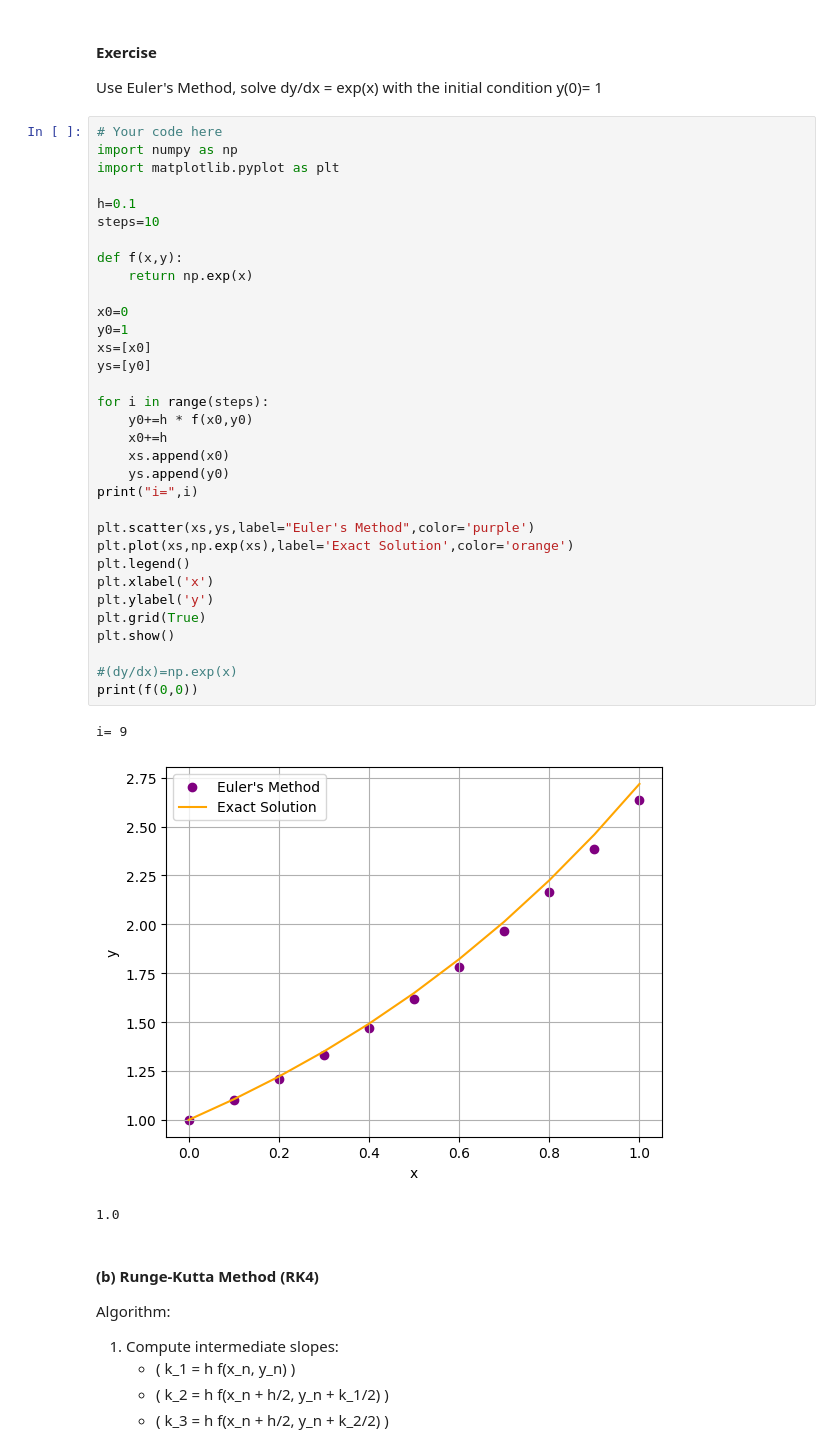
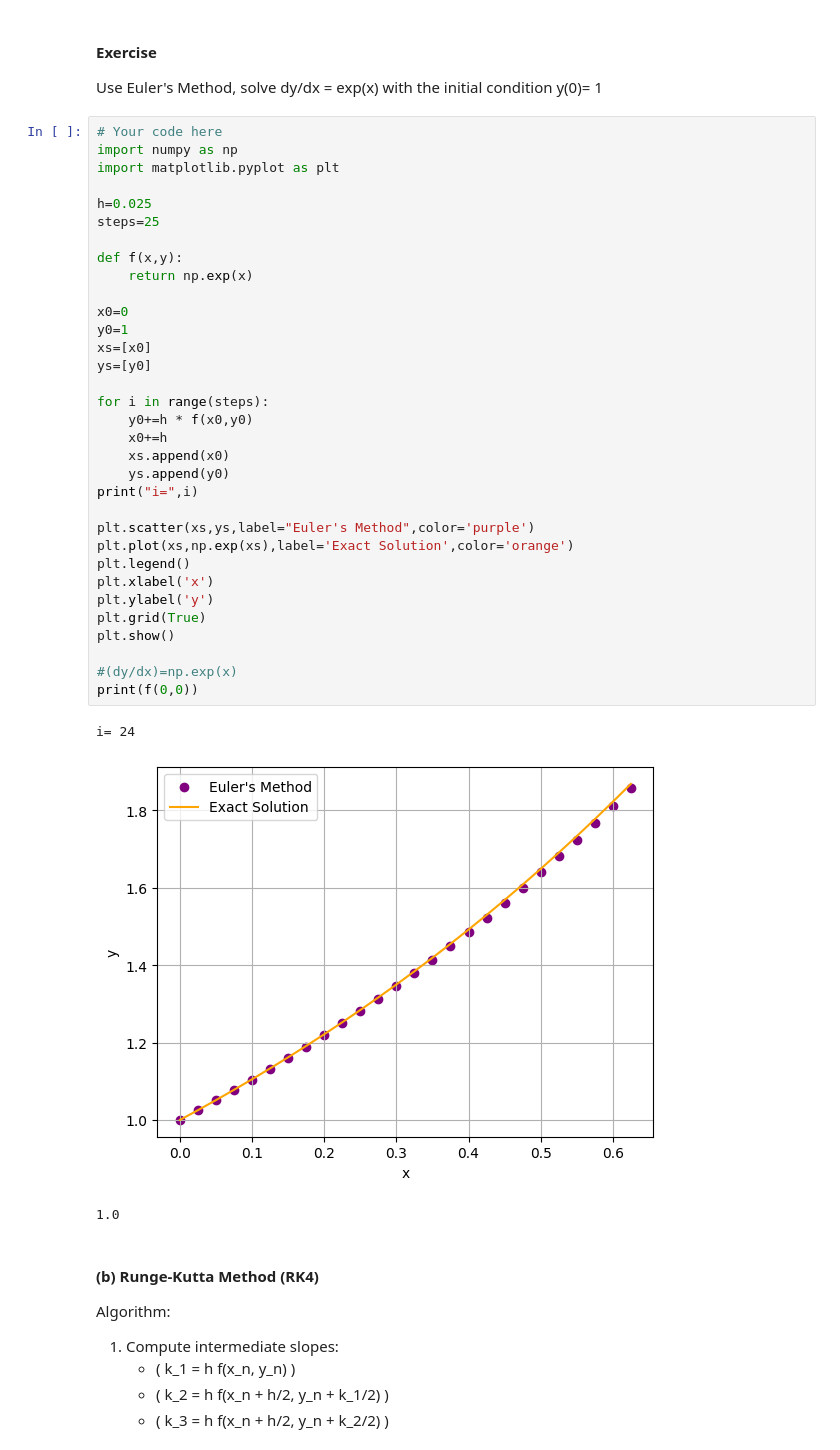
Before and after one commit to JakeC05/Engineering-Methods, a Jupyter notebook: Lecture 10_Interpolation_Differentiation.ipynb, the cells around one changed output. Drawn from its saved outputs; the diff is of its cells as text.

```diff
--- a/Lecture 10_Interpolation_Differentiation.ipynb
+++ b/Lecture 10_Interpolation_Differentiation.ipynb
@@ -230,37 +230,37 @@ Use Euler's Method, solve dy/dx = exp(x) with the initial condition y(0)= 1
 import numpy as np
 import matplotlib.pyplot as plt
 
-h=0.1
-steps=10
+h=0.025
+steps=25
 
 def f(x,y):
     return np.exp(x)
 
 x0=0
 y0=1
 xs=[x0]
 ys=[y0]
 
 for i in range(steps):
     y0+=h * f(x0,y0)
     x0+=h
     xs.append(x0)
     ys.append(y0)
 print("i=",i)
 
 plt.scatter(xs,ys,label="Euler's Method",color='purple')
 plt.plot(xs,np.exp(xs),label='Exact Solution',color='orange')
 plt.legend()
 plt.xlabel('x')
 plt.ylabel('y')
 plt.grid(True)
 plt.show()
 
 #(dy/dx)=np.exp(x)
 print(f(0,0))
 # %% [output]
-i= 9
+i= 24
-[figure, old version]
+[figure, new version]
 1.0
 # %% [markdown]
 
```
Also changed, not shown: parts of 1 cell of this notebook, 3 other files.
